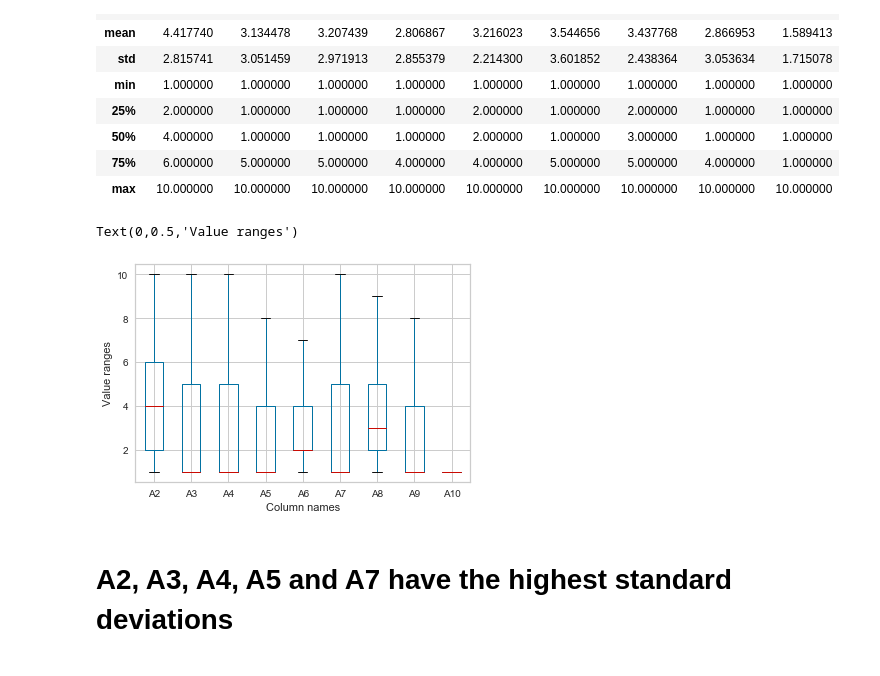
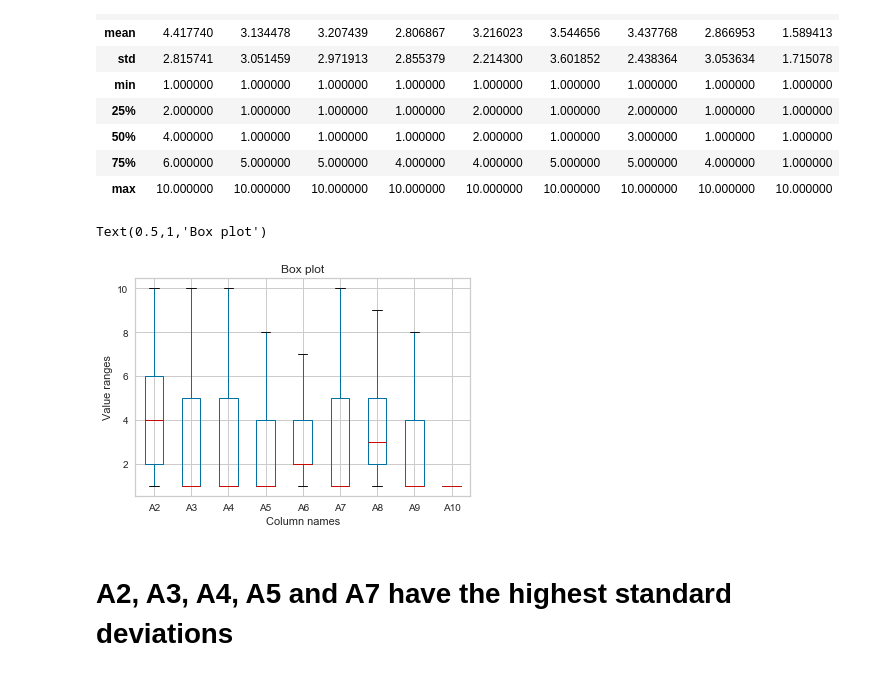
Before and after one commit to RobertGasiewicz/Python590_FinalProject, a Jupyter notebook: Phase II/code/Phase 2.ipynb, the cells around one changed output. Cells and saved outputs as stored; diff of their text form; code cells hidden in the pictures.

Commit message:
Added title for a graph

```diff
--- a/Phase II/code/Phase 2.ipynb
+++ b/Phase II/code/Phase 2.ipynb
@@ -143,10 +143,11 @@ breastcancer.describe()
 # %%
 ax = breastcancer.plot(kind='box')
 ax.set_xlabel('Column names')
 ax.set_ylabel('Value ranges')
+ax.set_title('Box plot')
 # %% [output]
-Text(0,0.5,'Value ranges')
+Text(0.5,1,'Box plot')
-[figure, old version]
+[figure, new version]
 # %% [markdown]
 # A2, A3, A4, A5 and A7 have the highest standard deviations
 # %%
```
Also changed, not shown: parts of 6 cells of this notebook.
